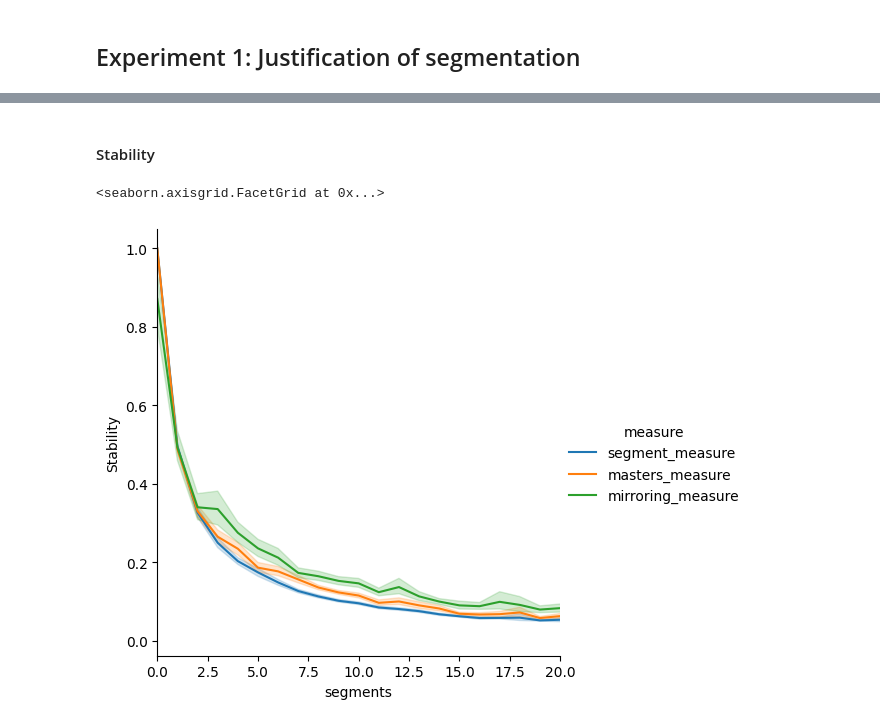
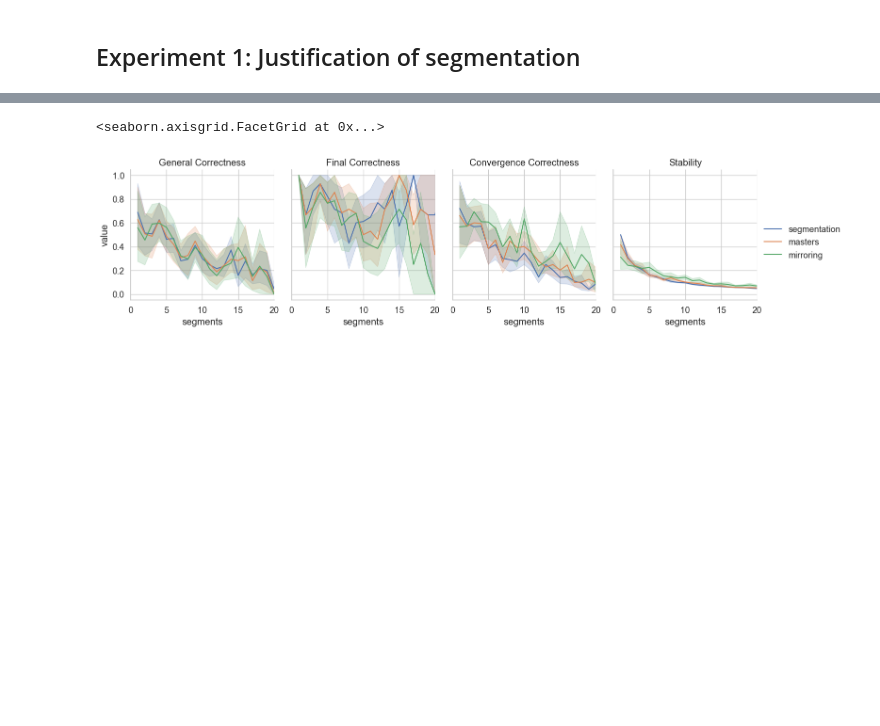
Before and after one commit to OzzyTao/goal-simulation, a Jupyter notebook: justification_experiments.ipynb, the cells around one changed output, grey strips where cells are left out. Drawn from its saved outputs; the diff is of its cells as text; code cells hidden in the pictures; blank space fills up the shorter version.

```diff
--- a/justification_experiments.ipynb
+++ b/justification_experiments.ipynb
@@ -61,5 +37,0 @@ g.set(xlim=(0,20))
-# %%
-e1_cc = df_transform(results_df_e1, measures.last_change)
-e1_cc_long = pd.melt(e1_cc.reset_index(), id_vars=['zone','alg','goal_pop','seed','obstacle_used','segments'], value_vars=['segment_measure','masters_measure','mirroring_measure'], var_name='measure', value_name='Last Change')
-g = sns.relplot(data=e1_cc_long, x='segments', y='Last Change', hue='measure', kind='line')
-g.set(xlim=(0,20))
@@ -69,10 +38,16 @@ g.set(xlim=(0,20))
-# %% [markdown]
-#### Stability
-# %%
-e1_stability = df_transform(results_df_e1, measures.stability)
-e1_stability_long = pd.melt(e1_stability.reset_index(), id_vars=['zone','alg','goal_pop','seed','obstacle_used','segments'], value_vars=['segment_measure','masters_measure','mirroring_measure'], var_name='measure', value_name='Stability')
-g = sns.relplot(data=e1_stability_long, x='segments', y='Stability', hue='measure', kind='line')
-g.set(xlim=(0,20))
-# %% [output]
-<seaborn.axisgrid.FacetGrid at 0x...>
-[figure, removed]
+# %%
+e1_fc = df_transform(results_df_e1, measures.final_correctness)
+e1_fc_long = pd.melt(e1_fc.reset_index(), id_vars=['zone','alg','goal_pop','seed','obstacle_used','segments'], value_vars=['segmentation','masters','mirroring'], var_name='measure', value_name='Final Correctness')
+e1_fc_long.set_index(['zone','goal_pop','seed','alg','obstacle_used','segments','measure'], inplace=True)
+e1_gc = df_transform(results_df_e1, measures.correctness)
+e1_gc_long = pd.melt(e1_gc.reset_index(), id_vars=['zone','goal_pop','seed','alg','obstacle_used','segments'], value_vars=['segmentation','masters','mirroring'], var_name='measure', value_name='General Correctness')
+e1_gc_long.set_index(['zone','goal_pop','seed','alg','obstacle_used','segments','measure'], inplace=True)
+e1_cc = df_transform(results_df_e1, measures.last_change)
+e1_cc_long = pd.melt(e1_cc.reset_index(), id_vars=['zone','goal_pop','seed','alg','obstacle_used','segments'], value_vars=['segmentation','masters','mirroring'], var_name='measure', value_name='Convergence Correctness')
+e1_cc_long.set_index(['zone','goal_pop','seed','alg','obstacle_used','segments','measure'], inplace=True)
+e1_stability = df_transform(results_df_e1, measures.stability)
+e1_stability_long = pd.melt(e1_stability.reset_index(), id_vars=['zone','goal_pop','seed','alg','obstacle_used','segments'], value_vars=['segmentation','masters','mirroring'], var_name='measure', value_name='Stability')
+e1_stability_long.set_index(['zone','goal_pop','seed','alg','obstacle_used','segments','measure'], inplace=True)
+e1 = pd.concat([e1_fc_long,e1_gc_long,e1_cc_long,e1_stability_long], axis=1)
+e1.reset_index(names=['zone','goal_pop','seed','alg','obstacle_used','segments','measure'],inplace=True)
+e1_long = pd.melt(e1, id_vars=['zone','goal_pop','seed','alg','obstacle_used','segments','measure'], value_vars=['Final Correctness','General Correctness','Convergence Correctness','Stability'], var_name='metric', value_name='value')
@@ -78,0 +56,13 @@ g.set(xlim=(0,20))
+# %%
+e1_long.loc[e1_long['metric']=='Convergence Correctness','value'] = 1 - e1_long.loc[e1_long['metric']=='Convergence Correctness','value']
+# %%
+import seaborn as sns
+sns.set(font_scale=1.2)
+with sns.axes_style("whitegrid"):
+    g = sns.FacetGrid(e1_long, col="metric", height=4, aspect = 0.9, col_order=['General Correctness','Final Correctness','Convergence Correctness','Stability'], xlim=(0,20))
+g.map(sns.lineplot,"segments", "value", "measure")
+g.set_titles(col_template="{col_name}")
+g.add_legend()
+# %% [output]
+<seaborn.axisgrid.FacetGrid at 0x...>
+[figure, added]
```
Also changed, not shown: parts of 10 cells of this notebook, 9 other files.
